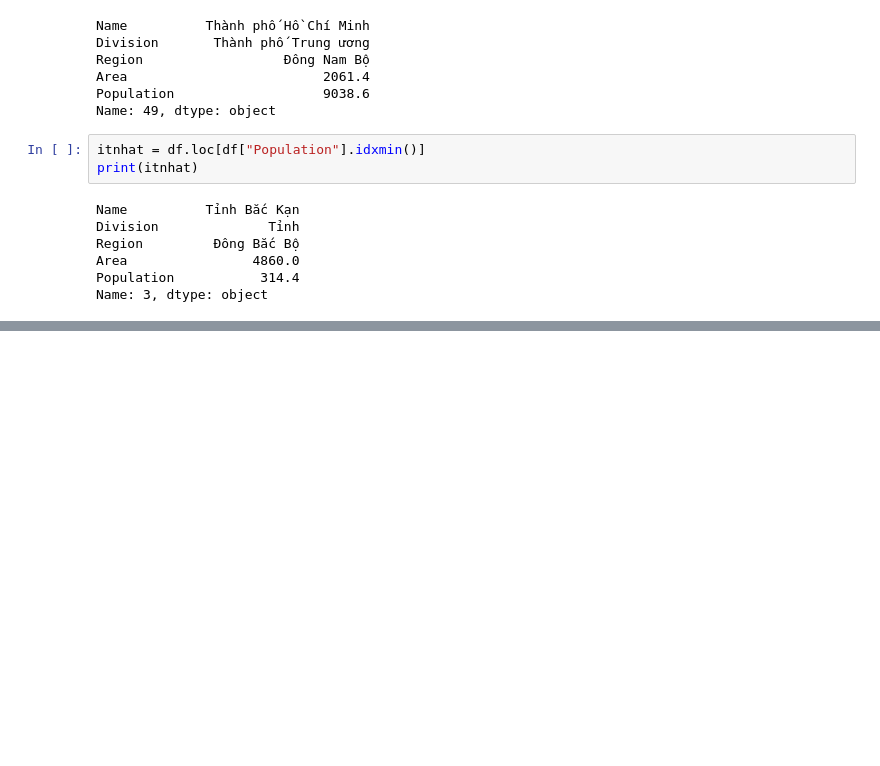
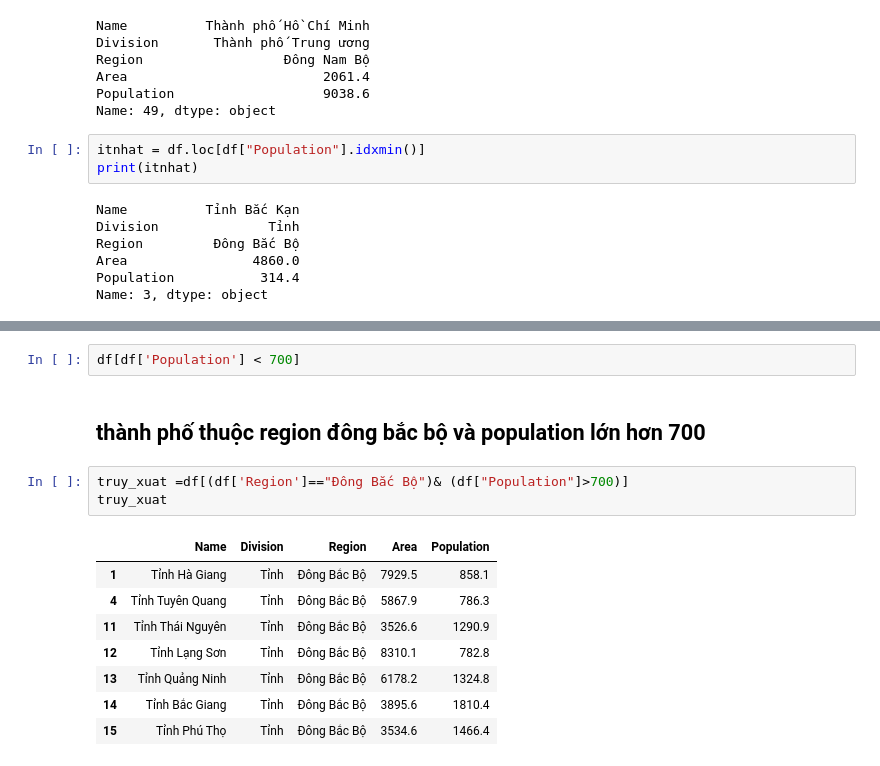
Before and after one commit to Lam55555/CSA02, a Jupyter notebook: bt/tuan3/bt2.ipynb, the cells around one changed output, grey strips where cells are left out. Saved outputs shown, nothing was run; the diff lists cells and outputs as text; blank space fills up the shorter version.

```diff
--- a/bt/tuan3/bt2.ipynb
+++ b/bt/tuan3/bt2.ipynb
@@ -87,0 +161,16 @@ Name: 3, dtype: object
+# %%
+df[df['Population'] < 700]
+# %% [markdown]
+## thành phố thuộc region đông bắc bộ và population lớn hơn 700
+# %%
+truy_xuat =df[(df['Region']=="Đông Bắc Bộ")& (df["Population"]>700)]
+truy_xuat
+# %% [output]
+|  | Name | Division | Region | Area | Population |
+| 1 | Tỉnh Hà Giang | Tỉnh | Đông Bắc Bộ | 7929.5 | 858.1 |
+| 4 | Tỉnh Tuyên Quang | Tỉnh | Đông Bắc Bộ | 5867.9 | 786.3 |
+| 11 | Tỉnh Thái Nguyên | Tỉnh | Đông Bắc Bộ | 3526.6 | 1290.9 |
+| 12 | Tỉnh Lạng Sơn | Tỉnh | Đông Bắc Bộ | 8310.1 | 782.8 |
+| 13 | Tỉnh Quảng Ninh | Tỉnh | Đông Bắc Bộ | 6178.2 | 1324.8 |
+| 14 | Tỉnh Bắc Giang | Tỉnh | Đông Bắc Bộ | 3895.6 | 1810.4 |
+| 15 | Tỉnh Phú Thọ | Tỉnh | Đông Bắc Bộ | 3534.6 | 1466.4 |
```
Also changed, not shown: parts of 28 cells of this notebook, 10 other files.
